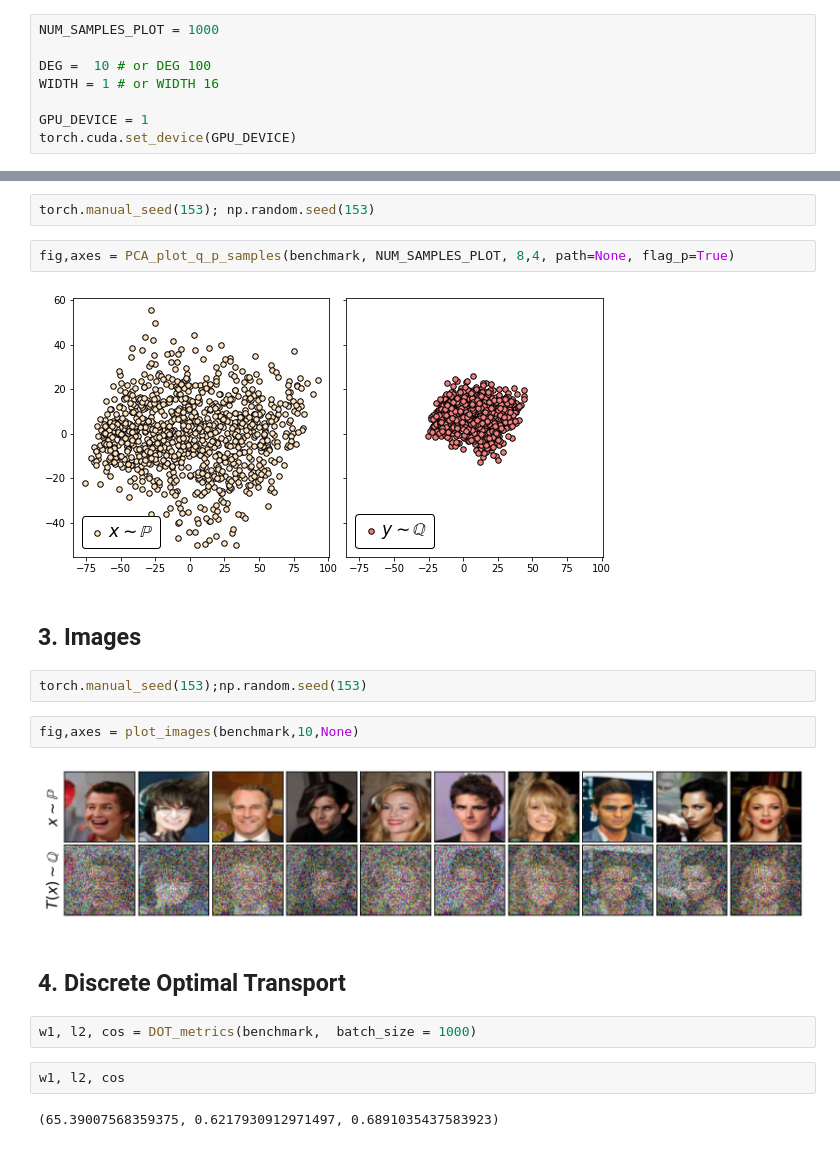
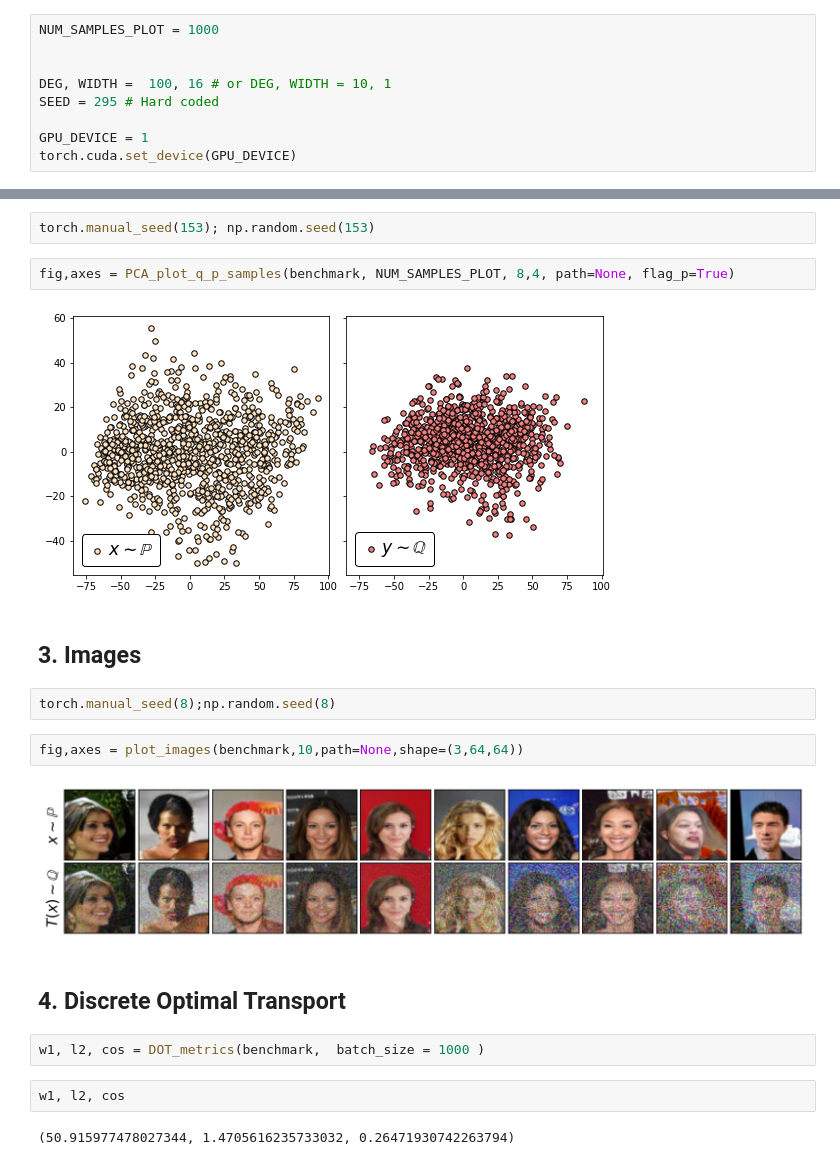
Before and after one commit to justkolesov/Wasserstein1Benchmark, a Jupyter notebook: notebooks/get_benchmark_celeba.ipynb, the cells around one changed output, grey strips where cells are left out. Cells and saved outputs as stored; diff of their text form.

```diff
--- a/notebooks/get_benchmark_celeba.ipynb
+++ b/notebooks/get_benchmark_celeba.ipynb
@@ -20,8 +23,9 @@ from src.methods import DOT_metrics
 # %%
 NUM_SAMPLES_PLOT = 1000
 
-DEG =  10 # or DEG 100
-WIDTH = 1 # or WIDTH 16
+
+DEG, WIDTH =  100, 16 # or DEG, WIDTH = 10, 1
+SEED = 295 # Hard coded
 
 GPU_DEVICE = 1
 torch.cuda.set_device(GPU_DEVICE)
@@ -39,20 +43,20 @@ torch.manual_seed(153); np.random.seed(153)
 # %%
 fig,axes = PCA_plot_q_p_samples(benchmark, NUM_SAMPLES_PLOT, 8,4, path=None, flag_p=True)
 # %% [output]
-[figure, old version]
+[figure, new version]
 # %% [markdown]
 ## 3. Images
 # %%
-torch.manual_seed(153);np.random.seed(153)
+torch.manual_seed(8);np.random.seed(8)
 # %%
-fig,axes = plot_images(benchmark,10,None)
+fig,axes = plot_images(benchmark,10,path=None,shape=(3,64,64))
 # %% [output]
-[figure, old version]
+[figure, new version]
 # %% [markdown]
 ## 4. Discrete Optimal Transport
 # %%
-w1, l2, cos = DOT_metrics(benchmark,  batch_size = 1000)
+w1, l2, cos = DOT_metrics(benchmark,  batch_size = 1000 )
 # %%
 w1, l2, cos
 # %% [output]
-(65.39007568359375, 0.6217930912971497, 0.6891035437583923)
+(50.915977478027344, 1.4705616235733032, 0.26471930742263794)
```
Also changed, not shown: parts of 2 cells of this notebook, 20 other files.
